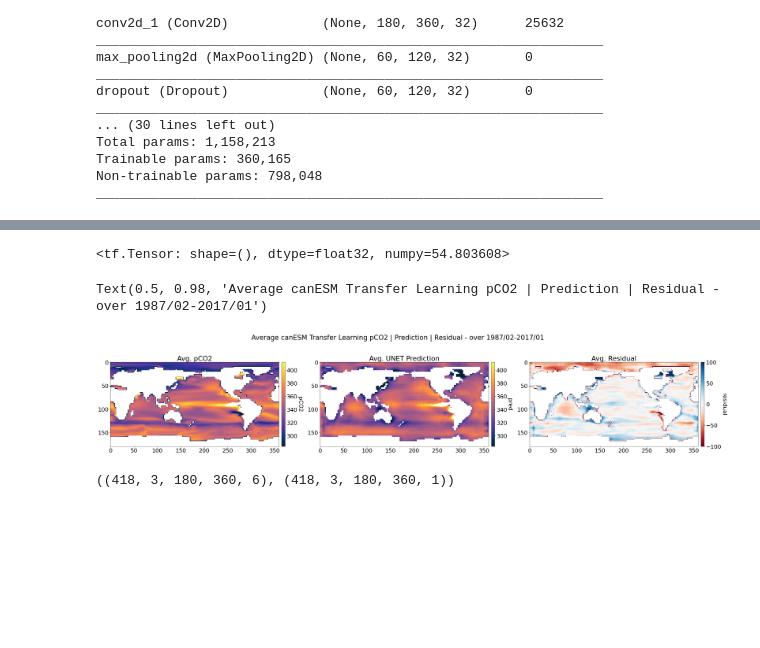
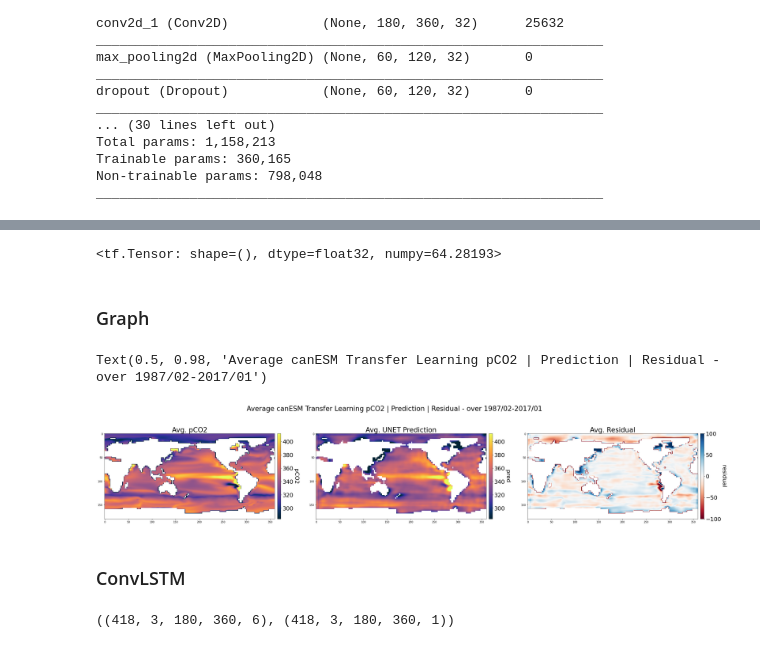
Before and after one commit to sk981102/ocean_co2, a Jupyter notebook: notebooks/deep_learning/007_ConvLSTM_can_transfer.ipynb, the cells around one changed output, grey strips where cells are left out. Saved outputs shown, nothing was run; the diff lists cells and outputs as text; code cells hidden in the pictures; blank space fills up the shorter version.

```diff
--- a/notebooks/deep_learning/007_ConvLSTM_can_transfer.ipynb
+++ b/notebooks/deep_learning/007_ConvLSTM_can_transfer.ipynb
@@ -197,7 +213,7 @@ cnn_model = tf.keras.models.load_model('../../models/transfer_CNN_can.h5', custo
 predicted_image = cnn_model.predict(X_tf,verbose=1)
 
 chl,mld,sss,sst,xco2,pco2 = read_xarray_can(can_data_path)
-coord = ((pco2.pCO2.data==0.0) | (pco2.pCO2.data>1000))
+coord = ((pco2.pCO2.data==0.0) )
 predicted_image[coord] = 0
 
 full_truth = pco2.pCO2.data
@@ -209,16 +226,19 @@ inv_predicted_image=inverse_pco2_socat(predicted_image,min_pixel,max_pixel)
 # %%
-custom_rmse(inv_predicted_image,full_truth)
+custom_rmse(predicted_image,full_truth)
 # %% [output]
-<tf.Tensor: shape=(), dtype=float32, numpy=54.803608>
+<tf.Tensor: shape=(), dtype=float32, numpy=64.28193>
+# %% [markdown]
+### Graph
 # %%
 # CNN average Image
 full_truth[coord] = np.nan
-inv_predicted_image[coord] = np.nan
+#inv_predicted_image[coord] = np.nan
+predicted_image[coord] = np.nan
 
-res_unet = full_truth - inv_predicted_image
+res_unet = full_truth - predicted_image
 
 avg_y_true = np.mean(full_truth,axis=0)
-avg_y_pred = np.mean(inv_predicted_image,axis=0)
+avg_y_pred = np.mean(predicted_image,axis=0)
 avg_res = np.mean(res_unet,axis=0)
 
 import cmocean as cm
@@ -242,33 +262,35 @@ cbar.ax.set_ylabel('pCO2', rotation=270)
 cbar.set_ticklabels(np.arange(280,440,20))
 
 
 im1 =axis[1].imshow(np.flipud(avg_y_pred),cmap = cm.cm.thermal,norm=norm,label="pCO2 pred")
 axis[1].set_title("Avg. UNET Prediction")
 
 divider = make_axes_locatable(axis[1])
 cax = divider.append_axes('right', size='2%', pad=0.15)
 cbar2=figure.colorbar(im1, cax=cax, orientation='vertical')
 cbar2.ax.get_yaxis().labelpad = 20
 cbar2.ax.set_ylabel('pred', rotation=270)
 cbar2.set_ticklabels(np.arange(280,440,20))
 
 
 im2=axis[2].imshow(np.flipud(avg_res),cmap = "RdBu",norm=norm2,label="residual")
 axis[2].set_title("Avg. Residual")
 
 divider = make_axes_locatable(axis[2])
 cax = divider.append_axes('right', size='2%', pad=0.15)
 cbar3=figure.colorbar(im2, cax=cax, orientation='vertical')
 cbar3.ax.get_yaxis().labelpad = 20
 cbar3.ax.set_ylabel('residual', rotation=270)
 #cbar3.set_ticklabels(np.arange(-100,100,25))
 
 
 figure.suptitle("Average canESM Transfer Learning pCO2 | Prediction | Residual - over 1987/02-2017/01")
 
 #plt.savefig("../../assets/figure6.0_unet_canESM.jpg")
 # %% [output]
 Text(0.5, 0.98, 'Average canESM Transfer Learning pCO2 | Prediction | Residual - over 1987/02-2017/01')
-[figure, old version]
+[figure, new version]
+# %% [markdown]
+### ConvLSTM
 # %%
 X_index=np.lib.stride_tricks.sliding_window_view(range(421),3)
```
Also changed, not shown: parts of 17 cells of this notebook, 6 other files.
